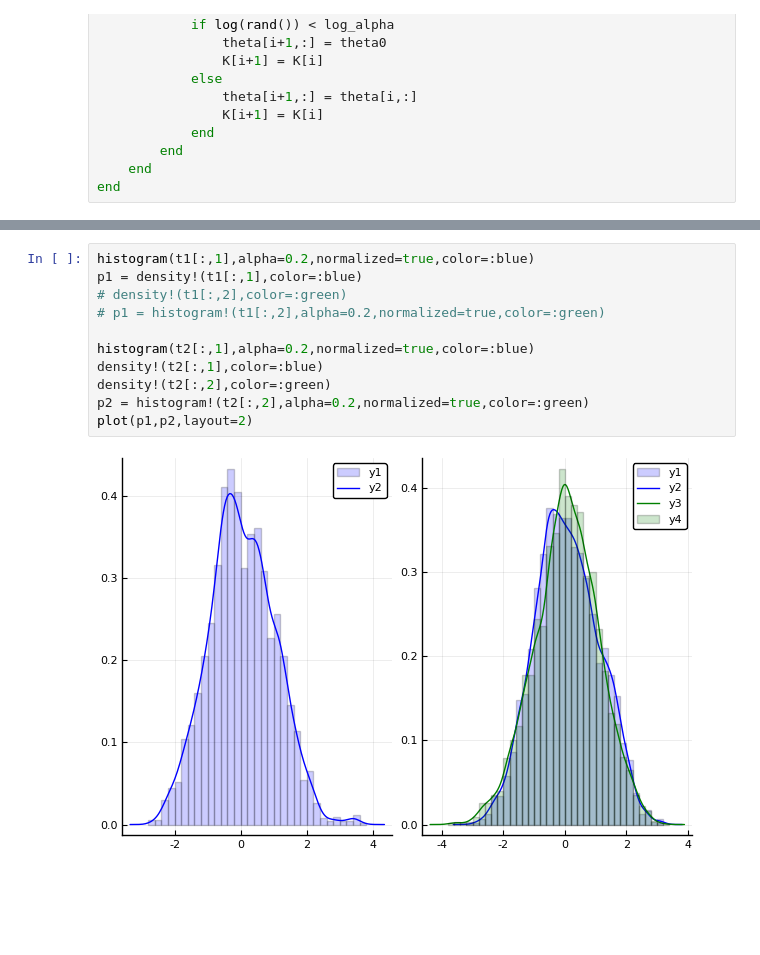
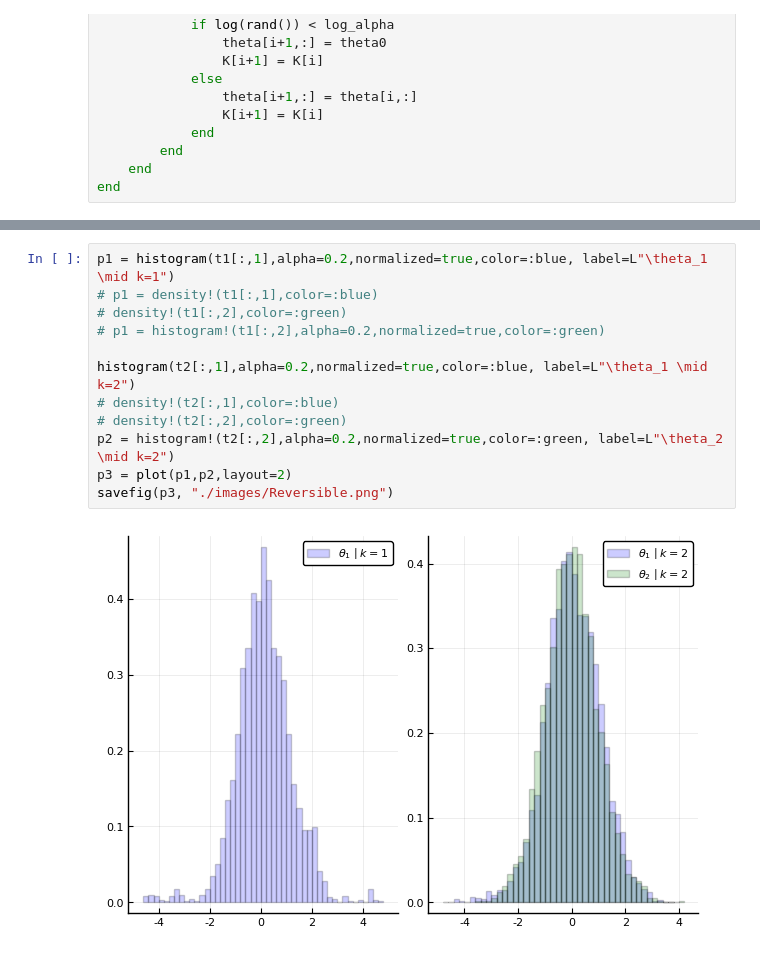
Before and after one commit to davibarreira/Computational_Statistics, a Jupyter notebook: Exercises4/Sheet 4 Reversible Jump.ipynb, the cells around one changed output, grey strips where cells are left out. Cells and saved outputs as stored; diff of their text form; blank space fills up the shorter version.

Commit message:
Questoes de Parallel tempering e Reversible Jump implementados

```diff
--- a/Exercises4/Sheet 4 Reversible Jump.ipynb
+++ b/Exercises4/Sheet 4 Reversible Jump.ipynb
@@ -80,13 +80,14 @@ sum(K.==2)/sum(K.==1)
 # %%
-histogram(t1[:,1],alpha=0.2,normalized=true,color=:blue)
-p1 = density!(t1[:,1],color=:blue)
+p1 = histogram(t1[:,1],alpha=0.2,normalized=true,color=:blue, label=L"\theta_1 \mid k=1")
+# p1 = density!(t1[:,1],color=:blue)
 # density!(t1[:,2],color=:green)
 # p1 = histogram!(t1[:,2],alpha=0.2,normalized=true,color=:green)
 
-histogram(t2[:,1],alpha=0.2,normalized=true,color=:blue)
-density!(t2[:,1],color=:blue)
-density!(t2[:,2],color=:green)
-p2 = histogram!(t2[:,2],alpha=0.2,normalized=true,color=:green)
-plot(p1,p2,layout=2)
+histogram(t2[:,1],alpha=0.2,normalized=true,color=:blue, label=L"\theta_1 \mid k=2")
+# density!(t2[:,1],color=:blue)
+# density!(t2[:,2],color=:green)
+p2 = histogram!(t2[:,2],alpha=0.2,normalized=true,color=:green, label=L"\theta_2 \mid k=2")
+p3 = plot(p1,p2,layout=2)
+savefig(p3, "./images/Reversible.png")
 # %% [output]
-[figure, old version]
+[figure, new version]
```
Also changed, not shown: parts of 3 cells of this notebook, 8 other files.
